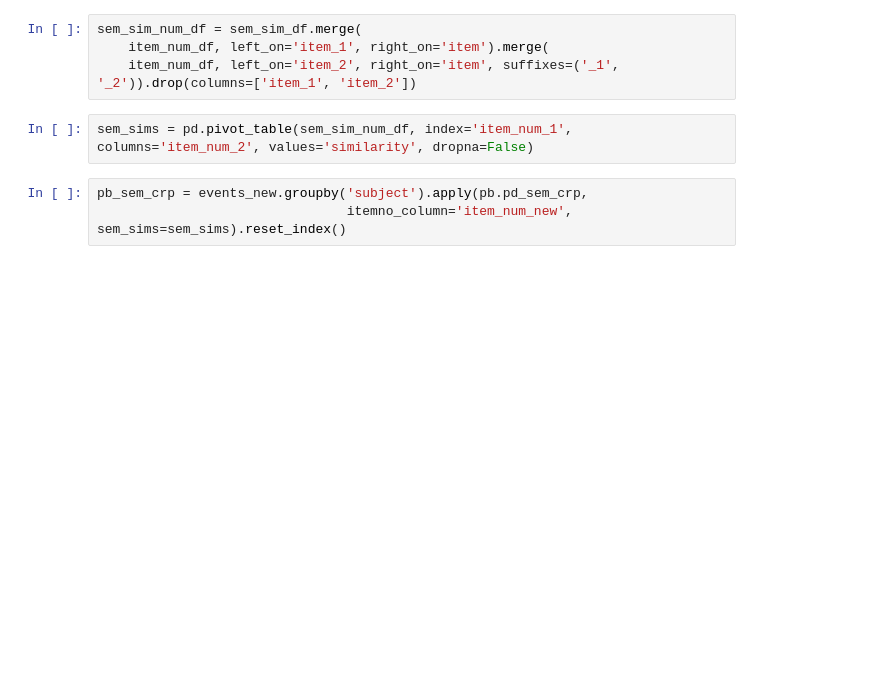
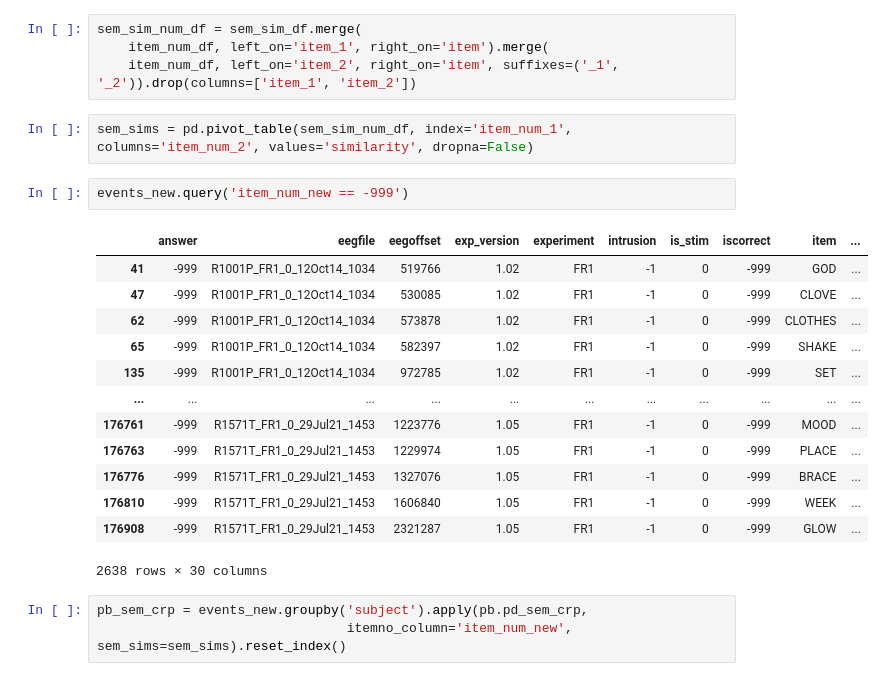
Before and after one commit to pennmem/pybeh_pd, a Jupyter notebook: FR1_analyses.ipynb, the cells around one changed output. Drawn from its saved outputs; the diff is of its cells as text; blank space fills up the shorter version.

```diff
--- a/FR1_analyses.ipynb
+++ b/FR1_analyses.ipynb
@@ -106,6 +107,22 @@ sem_sim_num_df = sem_sim_df.merge(
     item_num_df, left_on='item_2', right_on='item', suffixes=('_1', '_2')).drop(columns=['item_1', 'item_2'])
 # %%
 sem_sims = pd.pivot_table(sem_sim_num_df, index='item_num_1', columns='item_num_2', values='similarity', dropna=False)
+# %%
+events_new.query('item_num_new == -999')
+# %% [output]
+|  | answer | eegfile | eegoffset | exp_version | experiment | intrusion | is_stim | iscorrect | item | ... |
+| 41 | -999 | R1001P_FR1_0_12Oct14_1034 | 519766 | 1.02 | FR1 | -1 | 0 | -999 | GOD | ... |
+| 47 | -999 | R1001P_FR1_0_12Oct14_1034 | 530085 | 1.02 | FR1 | -1 | 0 | -999 | CLOVE | ... |
+| 62 | -999 | R1001P_FR1_0_12Oct14_1034 | 573878 | 1.02 | FR1 | -1 | 0 | -999 | CLOTHES | ... |
+| 65 | -999 | R1001P_FR1_0_12Oct14_1034 | 582397 | 1.02 | FR1 | -1 | 0 | -999 | SHAKE | ... |
+| 135 | -999 | R1001P_FR1_0_12Oct14_1034 | 972785 | 1.02 | FR1 | -1 | 0 | -999 | SET | ... |
+| ... | ... | ... | ... | ... | ... | ... | ... | ... | ... | ... |
+| 176761 | -999 | R1571T_FR1_0_29Jul21_1453 | 1223776 | 1.05 | FR1 | -1 | 0 | -999 | MOOD | ... |
+| 176763 | -999 | R1571T_FR1_0_29Jul21_1453 | 1229974 | 1.05 | FR1 | -1 | 0 | -999 | PLACE | ... |
+| 176776 | -999 | R1571T_FR1_0_29Jul21_1453 | 1327076 | 1.05 | FR1 | -1 | 0 | -999 | BRACE | ... |
+| 176810 | -999 | R1571T_FR1_0_29Jul21_1453 | 1606840 | 1.05 | FR1 | -1 | 0 | -999 | WEEK | ... |
+| 176908 | -999 | R1571T_FR1_0_29Jul21_1453 | 2321287 | 1.05 | FR1 | -1 | 0 | -999 | GLOW | ... |
+2638 rows × 30 columns
 # %%
 pb_sem_crp = events_new.groupby('subject').apply(pb.pd_sem_crp,
                                 itemno_column='item_num_new', sem_sims=sem_sims).reset_index()
```
Also changed, not shown: parts of 3 cells of this notebook, 1 other file.
